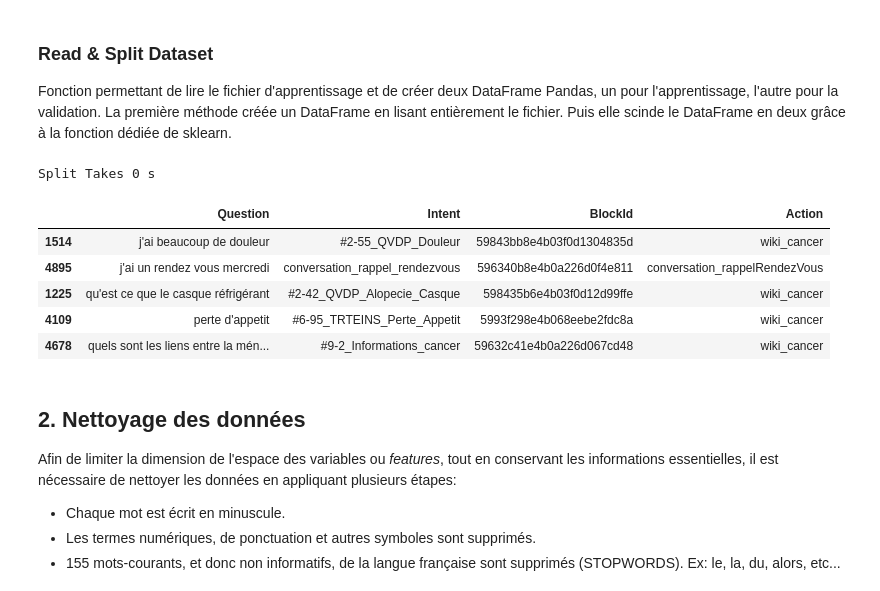
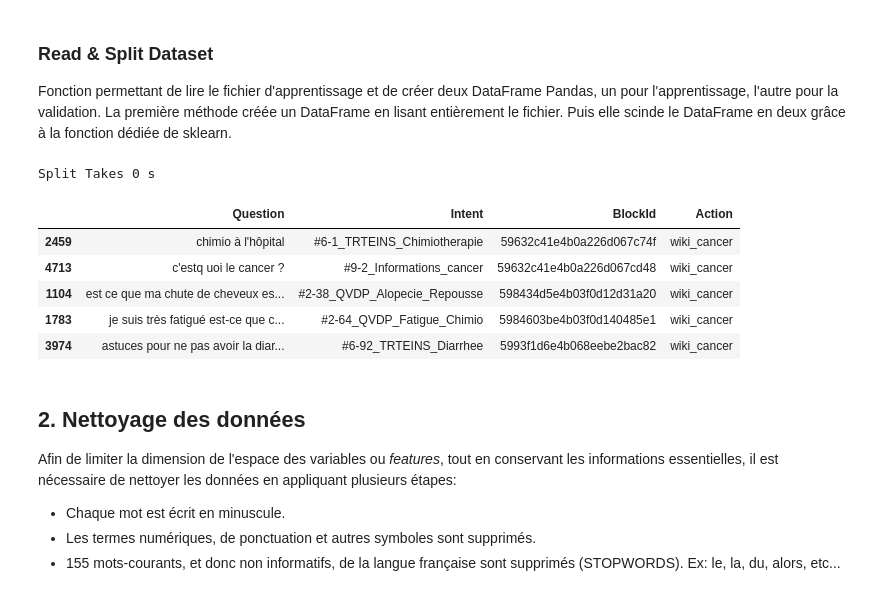
Before and after one commit to emmaboucheron/chatbot, a Jupyter notebook: MetaCat.ipynb, the cells around one changed output. Drawn from its saved outputs; the diff is of its cells as text; code cells hidden in the pictures.

```diff
--- a/MetaCat.ipynb
+++ b/MetaCat.ipynb
@@ -40,7 +40,7 @@ import matplotlib.pyplot as plt
 Définition du répertoir de travail, des noms des différents fichiers utilisés et des variables globales.
 # %%
 # Répertoire de travail
-DATA_DIR = "C:\Users\PC de Laure\Desktop\chatbot-master\chatbot-master\INSA_wefight_data_clean.csv"
+DATA_DIR = "C:\Users\emma\Documents\ecole\insa\projet chabot\INSA_wefight_data_clean.csv"
 
 # Nom des fichiers
 training_reduit_path = DATA_DIR
@@ -58,26 +58,27 @@ HEADER_TRAIN =['Question','Intent','BlockId', 'Action']
 # %%
 def split_dataset(input_path, nb_line, tauxValid,columns):
     time_start = time.time()
-    data_all = pd.read_csv(input_path,sep=";",names=columns,nrows=nb_line) #cree data frame
+    data_all = pd.read_csv(input_path,sep=",",names=columns,nrows=nb_line) #cree data frame
     data_all = data_all.fillna("") #remplace les na par " "
     data_train, data_valid = train_test_split(data_all, test_size = tauxValid) # Split arrays or matrices into random train and test subsets
     time_end = time.time()
     print("Split Takes %d s" %(time_end-time_start))
     return data_train, data_valid
 
 nb_line=20000  # part totale extraite du fichier initial ici déjà réduit
 tauxValid=0.10 # part totale extraite du fichier initial ici déjà réduit
 data_train, data_valid = split_dataset(training_reduit_path, nb_line, tauxValid, HEADER_TRAIN)
+data_all = pd.read_csv(training_reduit_path,sep=",",names=HEADER_TRAIN,nrows=nb_line) #cree data frame
 # Cette ligne permet de visualiser les 5 premières lignes de la DataFrame
 data_train.head(5)
 # %% [output]
 Split Takes 0 s
 |  | Question | Intent | BlockId | Action |
-| 1514 | j'ai beaucoup de douleur | #2-55_QVDP_Douleur | 59843bb8e4b03f0d1304835d | wiki_cancer |
-| 4895 | j'ai un rendez vous mercredi | conversation_rappel_rendezvous | 596340b8e4b0a226d0f4e811 | conversation_rappelRendezVous |
-| 1225 | qu'est ce que le casque réfrigérant | #2-42_QVDP_Alopecie_Casque | 598435b6e4b03f0d12d99ffe | wiki_cancer |
-| 4109 | perte d'appetit | #6-95_TRTEINS_Perte_Appetit | 5993f298e4b068eebe2fdc8a | wiki_cancer |
-| 4678 | quels sont les liens entre la mén... | #9-2_Informations_cancer | 59632c41e4b0a226d067cd48 | wiki_cancer |
+| 2459 | chimio à l'hôpital | #6-1_TRTEINS_Chimiotherapie | 59632c41e4b0a226d067c74f | wiki_cancer |
+| 4713 | c'estq uoi le cancer ? | #9-2_Informations_cancer | 59632c41e4b0a226d067cd48 | wiki_cancer |
+| 1104 | est ce que ma chute de cheveux es... | #2-38_QVDP_Alopecie_Repousse | 598434d5e4b03f0d12d31a20 | wiki_cancer |
+| 1783 | je suis très fatigué est-ce que c... | #2-64_QVDP_Fatigue_Chimio | 5984603be4b03f0d140485e1 | wiki_cancer |
+| 3974 | astuces pour ne pas avoir la diar... | #6-92_TRTEINS_Diarrhee | 5993f1d6e4b068eebe2bac82 | wiki_cancer |
 # %% [markdown]
 ## 2. Nettoyage des données
 Afin de limiter la dimension de l'espace des variables ou *features*, tout en conservant les informations essentielles, il est nécessaire de nettoyer les données en appliquant plusieurs étapes:
```
Also changed, not shown: parts of 48 cells of this notebook, 1 other file.
